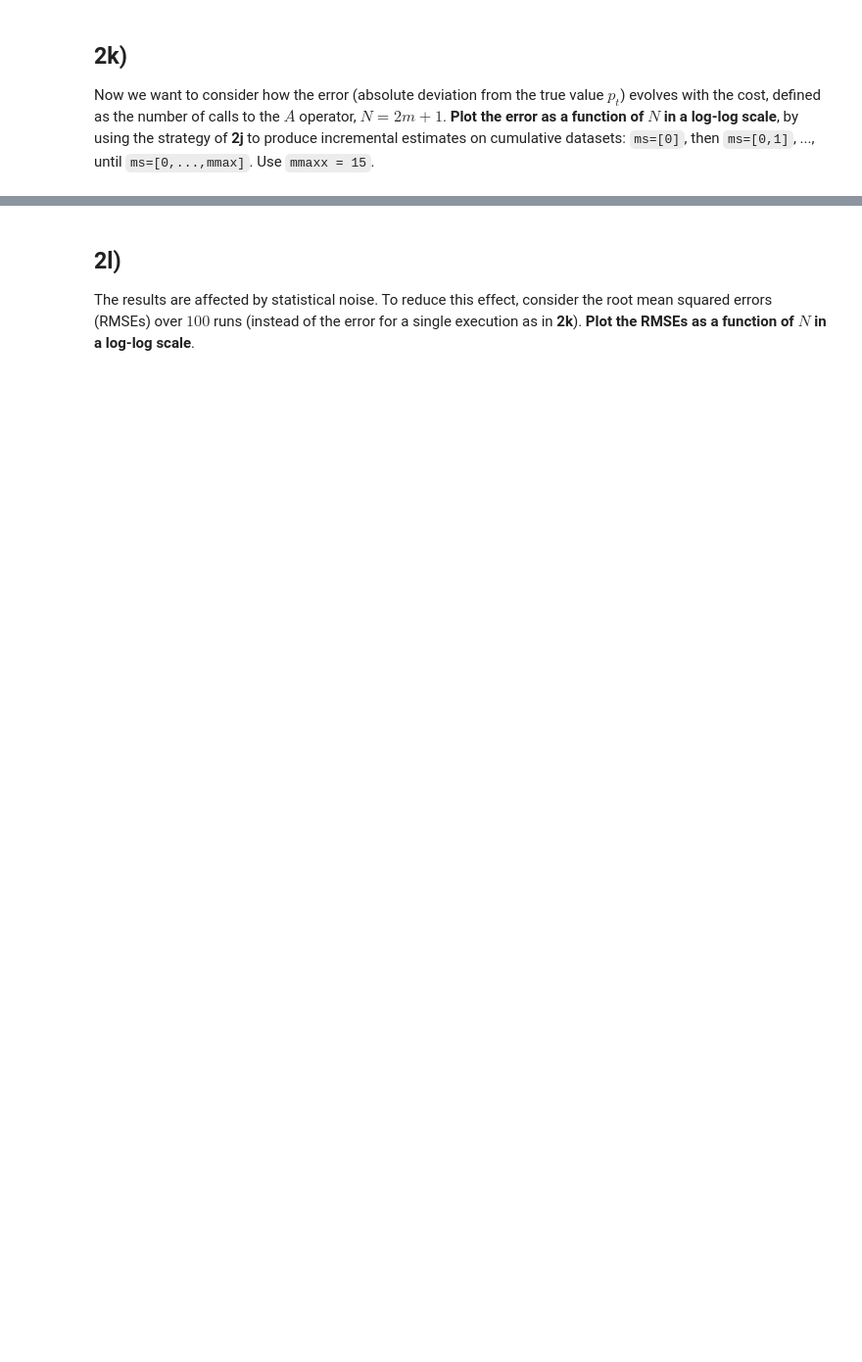
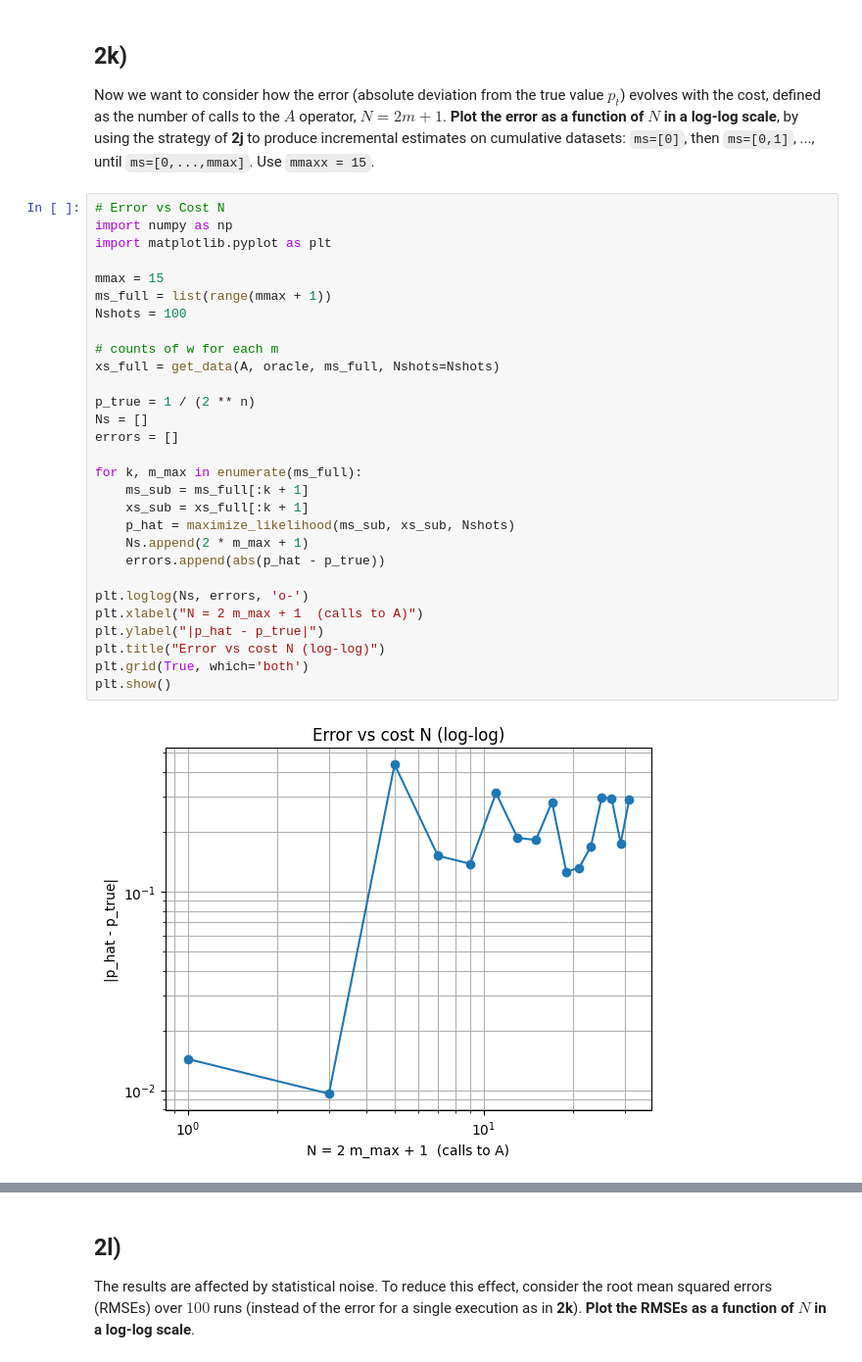
Before and after one commit to RhettHenderson/VTQ-Hackathon-2025, a Jupyter notebook: VTQ_Hackathon_prompt.ipynb, the cells around one changed output, grey strips where cells are left out. Shown: that part at 98% size. Drawn from its saved outputs; the diff is of its cells as text; blank space fills up the shorter version.

```diff
--- a/VTQ_Hackathon_prompt.ipynb
+++ b/VTQ_Hackathon_prompt.ipynb
@@ -650,3 +1143,34 @@ Consider the task of estimating $p$ from data. We can do this by maximizing the
 ## **2k)**
 
 Now we want to consider how the error (absolute deviation from the true value $p_t$) evolves with the cost, defined as the number of calls to the $A$ operator, $N=2m+1$. **Plot the error as a function of $N$ in a log-log scale**, by using the strategy of **2j** to produce incremental estimates on cumulative datasets: `ms=[0]`, then `ms=[0,1]`, ..., until `ms=[0,...,mmax]`. Use `mmaxx = 15`.
+# %%
+# Error vs Cost N
+import numpy as np
+import matplotlib.pyplot as plt
+
+mmax = 15
+ms_full = list(range(mmax + 1))
+Nshots = 100
+
+# counts of w for each m
+xs_full = get_data(A, oracle, ms_full, Nshots=Nshots)
+
+p_true = 1 / (2 ** n)
+Ns = []
+errors = []
+
+for k, m_max in enumerate(ms_full):
+    ms_sub = ms_full[:k + 1]
+    xs_sub = xs_full[:k + 1]
+    p_hat = maximize_likelihood(ms_sub, xs_sub, Nshots)
+    Ns.append(2 * m_max + 1)
+    errors.append(abs(p_hat - p_true))
+
+plt.loglog(Ns, errors, 'o-')
+plt.xlabel("N = 2 m_max + 1  (calls to A)")
+plt.ylabel("|p_hat - p_true|")
+plt.title("Error vs cost N (log-log)")
+plt.grid(True, which='both')
+plt.show()
+# %% [output]
+[figure, added]
```
Also changed, not shown: parts of 33 cells of this notebook.
